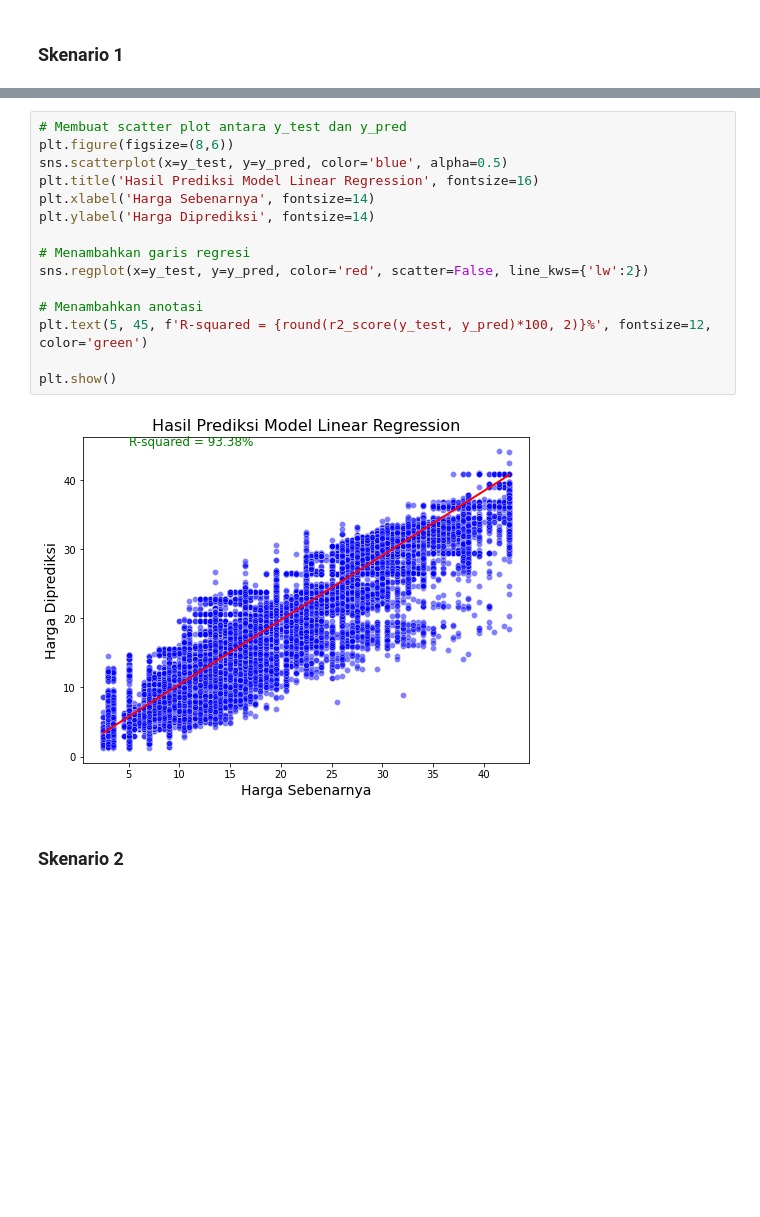
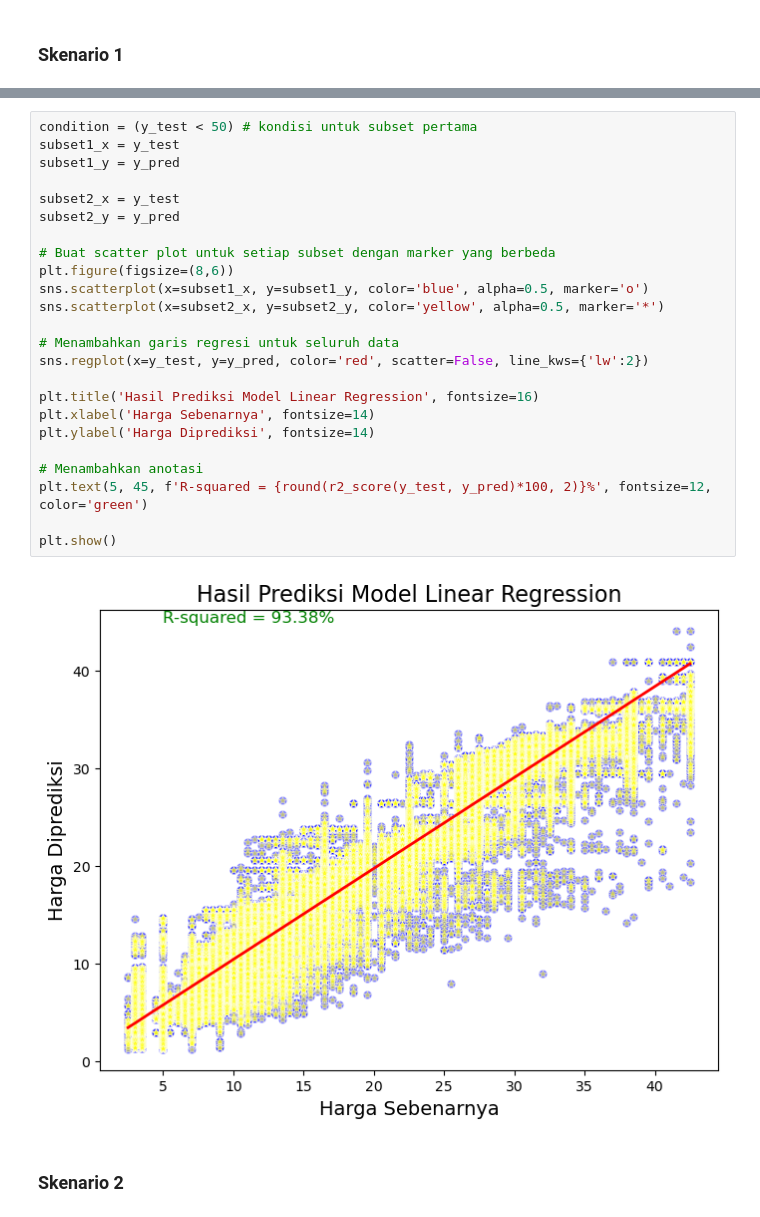
Before and after one commit to tassyirifiyya/ProjectHacktiv8-Kelp1, a Jupyter notebook: PYTN_KampusMerdeka_FP1_Hacktiv8.ipynb, the cells around one changed output, grey strips where cells are left out. Saved outputs shown, nothing was run; the diff lists cells and outputs as text; blank space fills up the shorter version.

```diff
--- a/PYTN_KampusMerdeka_FP1_Hacktiv8.ipynb
+++ b/PYTN_KampusMerdeka_FP1_Hacktiv8.ipynb
@@ -1809,20 +1643,29 @@ array([30.69793667, 37.49166596,  8.28192219, ..., 13.08432157,
-# %%
-# Membuat scatter plot antara y_test dan y_pred
-plt.figure(figsize=(8,6))
-sns.scatterplot(x=y_test, y=y_pred, color='blue', alpha=0.5)
-plt.title('Hasil Prediksi Model Linear Regression', fontsize=16)
-plt.xlabel('Harga Sebenarnya', fontsize=14)
-plt.ylabel('Harga Diprediksi', fontsize=14)
-
-# Menambahkan garis regresi
-sns.regplot(x=y_test, y=y_pred, color='red', scatter=False, line_kws={'lw':2})
-
-# Menambahkan anotasi
-plt.text(5, 45, f'R-squared = {round(r2_score(y_test, y_pred)*100, 2)}%', fontsize=12, color='green')
-
-plt.show()
-# %% [output]
-[figure, removed]
+# %%
+condition = (y_test < 50) # kondisi untuk subset pertama
+subset1_x = y_test
+subset1_y = y_pred
+
+subset2_x = y_test
+subset2_y = y_pred
+
+# Buat scatter plot untuk setiap subset dengan marker yang berbeda
+plt.figure(figsize=(8,6))
+sns.scatterplot(x=subset1_x, y=subset1_y, color='blue', alpha=0.5, marker='o')
+sns.scatterplot(x=subset2_x, y=subset2_y, color='yellow', alpha=0.5, marker='*')
+
+# Menambahkan garis regresi untuk seluruh data
+sns.regplot(x=y_test, y=y_pred, color='red', scatter=False, line_kws={'lw':2})
+
+plt.title('Hasil Prediksi Model Linear Regression', fontsize=16)
+plt.xlabel('Harga Sebenarnya', fontsize=14)
+plt.ylabel('Harga Diprediksi', fontsize=14)
+
+# Menambahkan anotasi
+plt.text(5, 45, f'R-squared = {round(r2_score(y_test, y_pred)*100, 2)}%', fontsize=12, color='green')
+
+plt.show()
+# %% [output]
+[figure, added]
 # %% [markdown]
 ### Skenario 2
 # %%
```
Also changed, not shown: parts of 36 cells of this notebook.
